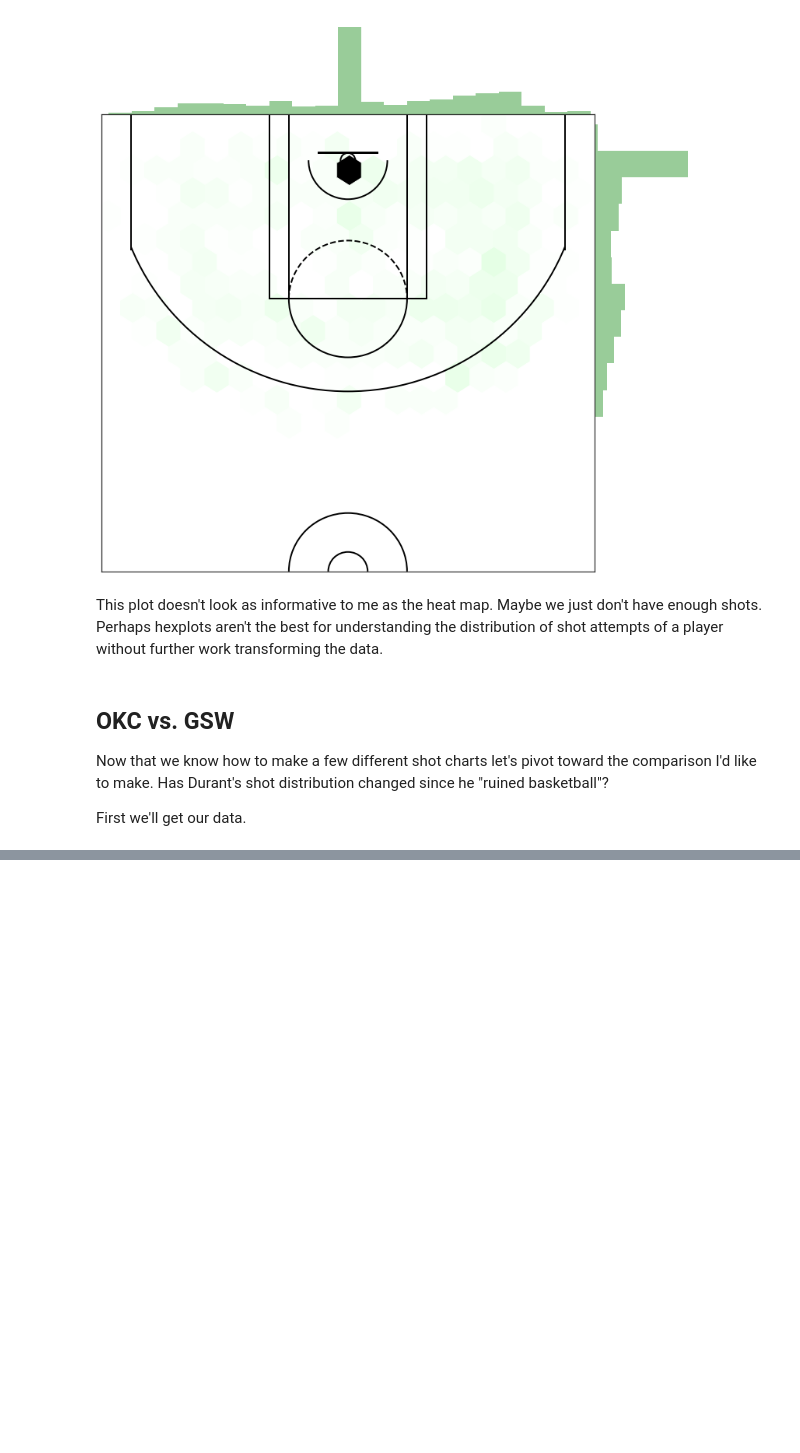
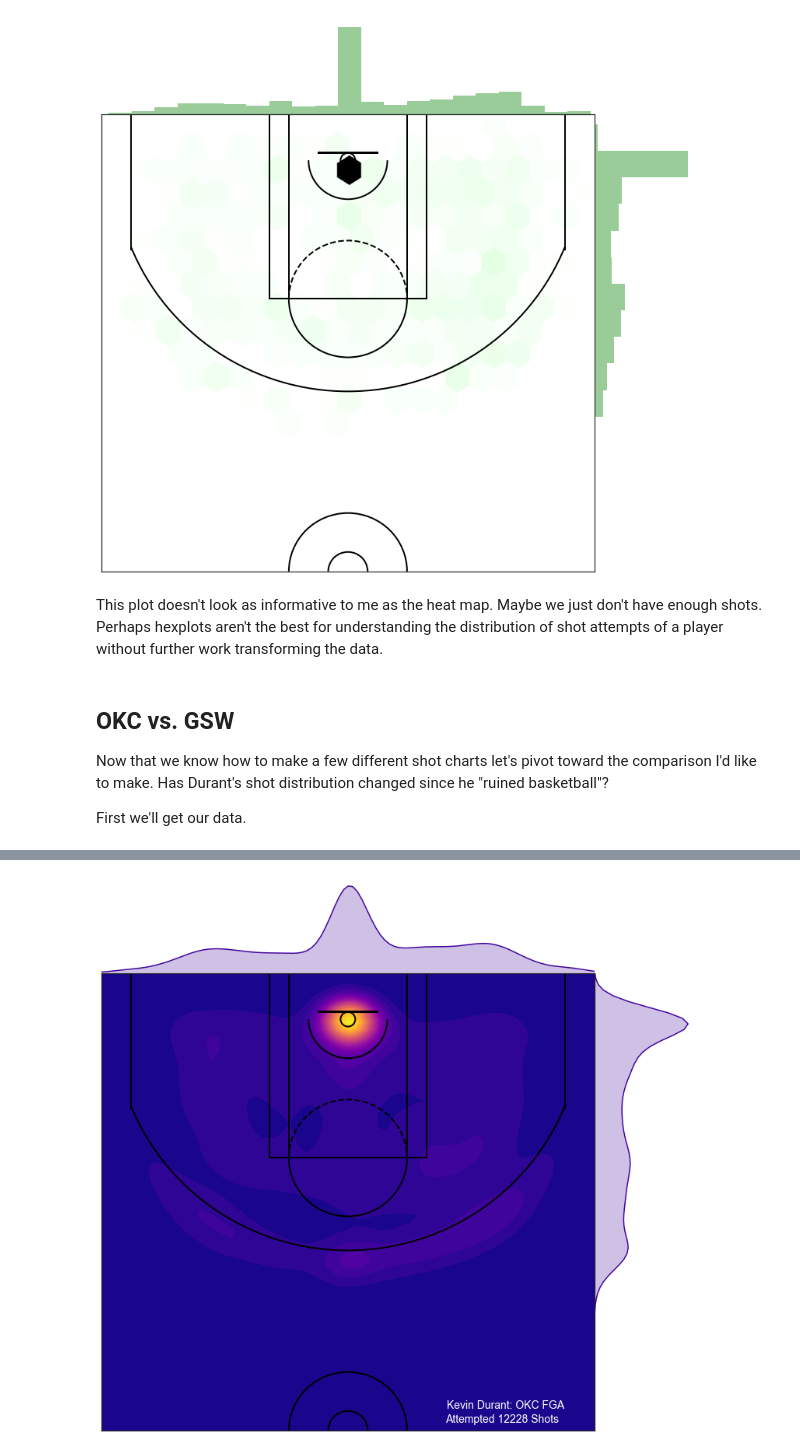
Before and after one commit to matthewosborne71/SportsProjects, a Jupyter notebook: NBA_Shot_Charts/ShotCharts.ipynb, the cells around one changed output, grey strips where cells are left out. Drawn from its saved outputs; the diff is of its cells as text; code cells hidden in the pictures; blank space fills up the shorter version.

```diff
--- a/NBA_Shot_Charts/ShotCharts.ipynb
+++ b/NBA_Shot_Charts/ShotCharts.ipynb
@@ -309,0 +383,32 @@ First we'll get our data.
+# %%
+# This imports a color map from plt
+cmap = plt.cm.plasma
+
+# This makes our joinplot we've changed our kind variable to be
+# 'kde' this means we want the density of the points.
+JointChart = sns.jointplot(KD_OKC_DF.LOC_X, KD_OKC_DF.LOC_Y, stat_func=None,
+                                 kind='kde', space=0, color=cmap(0.1),
+                                 cmap=cmap, n_levels=25)
+
+# Set the size of the figure
+JointChart.fig.set_size_inches(12,11)
+
+# Draw the court
+Court = JointChart.ax_joint
+draw_court(Court)
+
+# rotate the court
+Court.set_xlim(-250,250)
+Court.set_ylim(422.5, -47.5)
+
+# Eliminate labels and axis ticks
+Court.set_xlabel('')
+Court.set_ylabel('')
+Court.tick_params(labelbottom='off', labelleft='off')
+
+Court.text(100,400,"Kevin Durant: OKC FGA",fontsize = 14,color = 'w')
+Court.text(99,415,"Attempted " + str(Total_OKC) + " Shots",fontsize = 14,color = 'w')
+
+plt.show()
+# %% [output]
+[figure, added]
```
Also changed, not shown: parts of 14 cells of this notebook.
